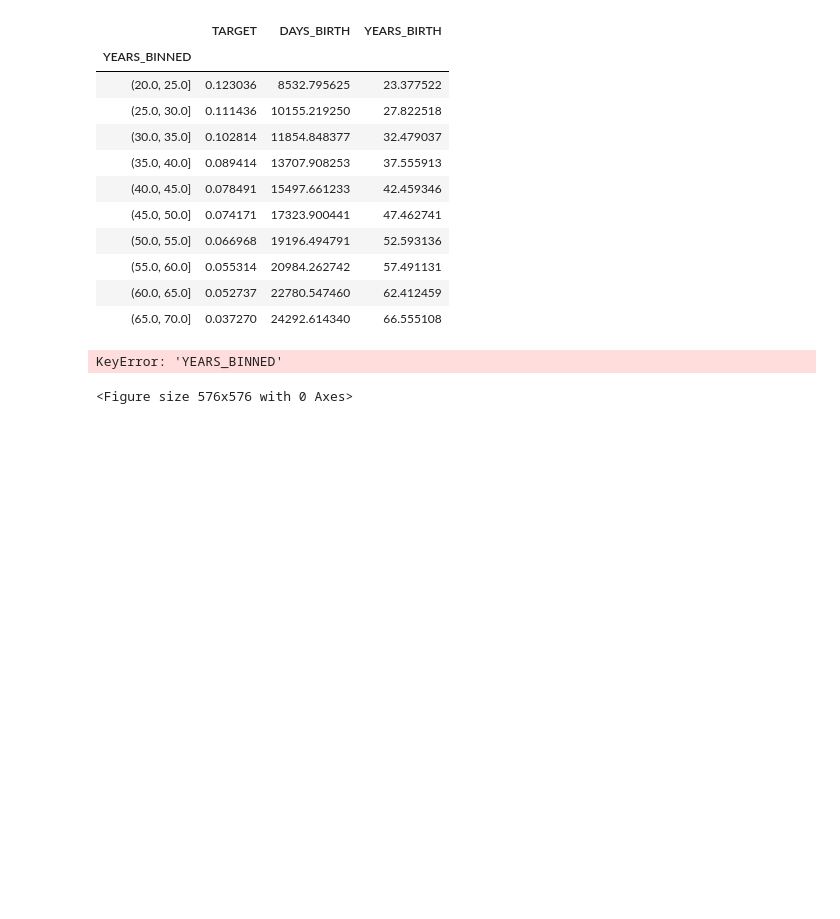
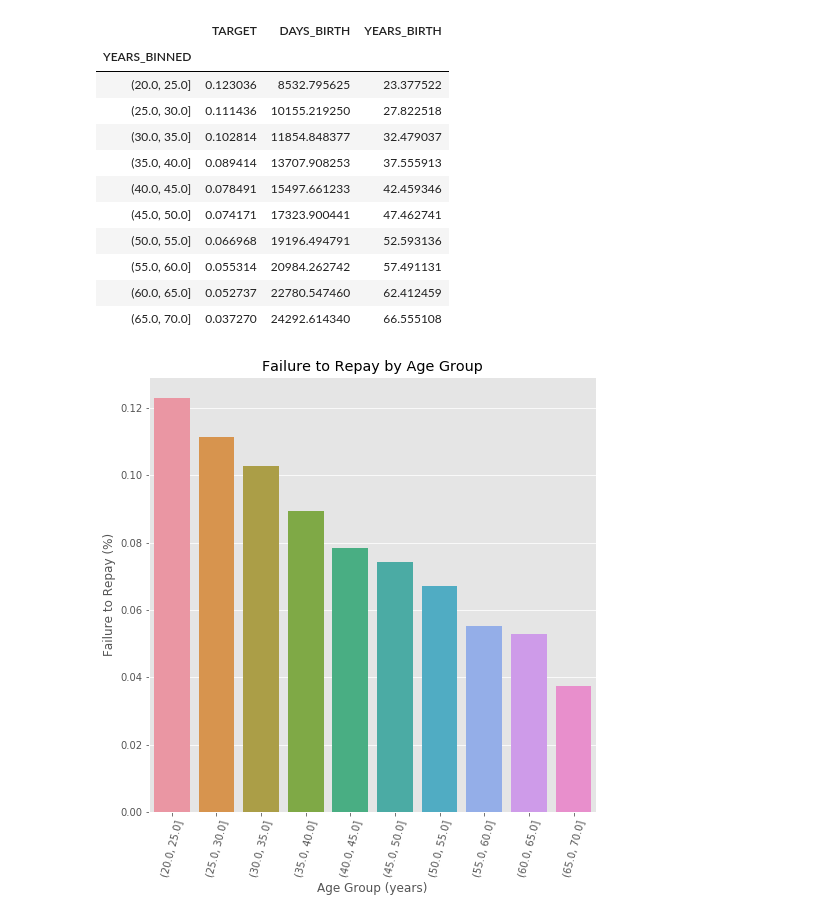
Before and after one commit to alberthsu-0918/4th-ML100Days, a Jupyter notebook: homework/Day_016_HW.ipynb, the cells around one changed output. Drawn from its saved outputs; the diff is of its cells as text; code cells hidden in the pictures; blank space fills up the shorter version.

```diff
--- a/homework/Day_016_HW.ipynb
+++ b/homework/Day_016_HW.ipynb
@@ -118,19 +118,18 @@ age_groups
 # %%
 plt.figure(figsize = (8, 8))
 
 # 以年齡區間為 x, target 為 y 繪製 barplot
 """
 Your Code Here
 """
-#px = age_groups['YEARS_BINNED']
+
+px = age_groups.index
 py = age_groups['TARGET']
-print(px.shape)
-print(py.shape)
-#sns.barplot(px, py)
+
+sns.barplot(px, py)
 
 # Plot labeling
-#plt.xticks(rotation = 75); plt.xlabel('Age Group (years)'); plt.ylabel('Failure to Repay (%)')
-#plt.title('Failure to Repay by Age Group');
+plt.xticks(rotation = 75); plt.xlabel('Age Group (years)'); plt.ylabel('Failure to Repay (%)')
+plt.title('Failure to Repay by Age Group');
 # %% [output]
-KeyError: 'YEARS_BINNED'
-<Figure size 576x576 with 0 Axes>
+[figure, added]
```
